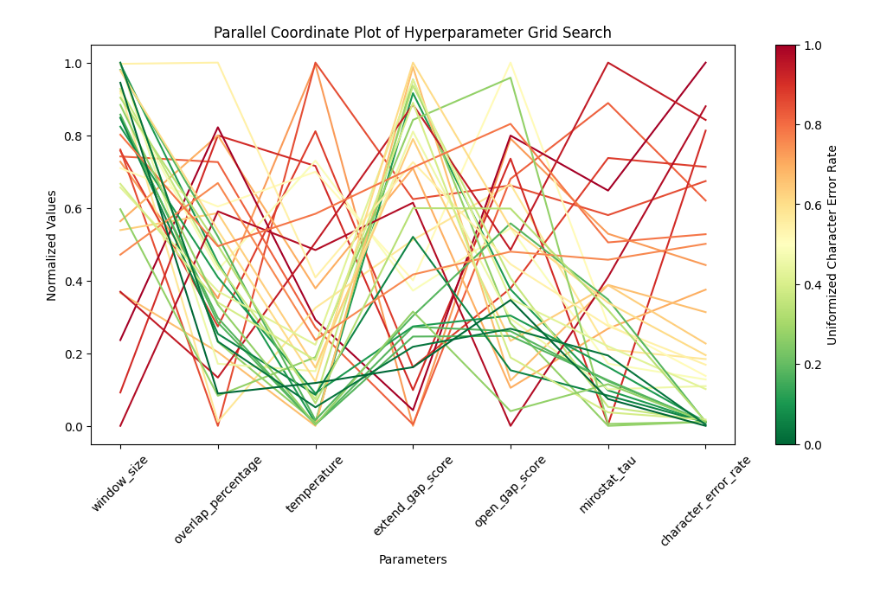
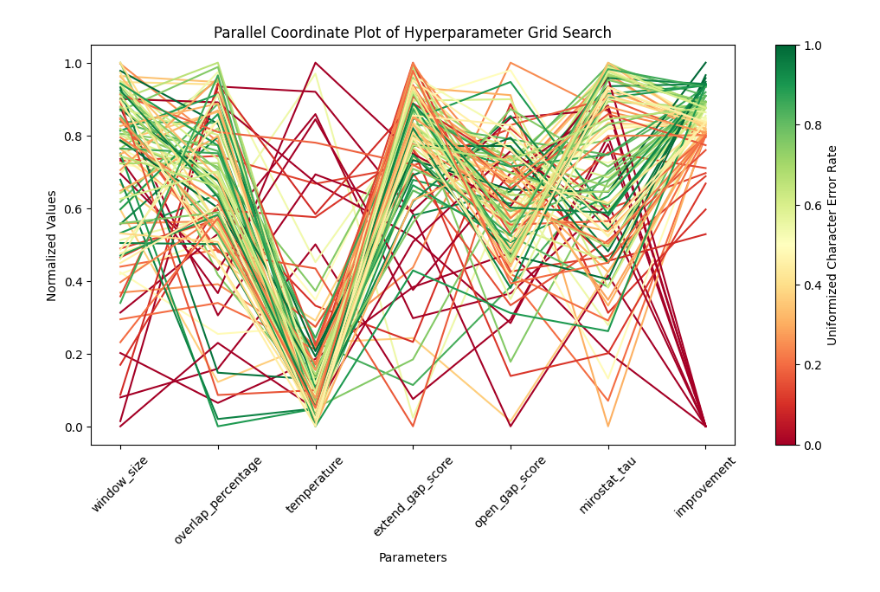
Before and after one commit to TurkuNLP/ocr-postcorrection-lm, a Jupyter notebook: alignment-and-gridsearch/evaluation_visualization.ipynb, the cells around one changed output. Cells and saved outputs as stored; diff of their text form; code cells hidden in the pictures.

```diff
--- a/alignment-and-gridsearch/evaluation_visualization.ipynb
+++ b/alignment-and-gridsearch/evaluation_visualization.ipynb
@@ -38,5 +80,4 @@ print(coverage_raw[:100])'''
 # %%
-cer = []
 window_size = []
 mirostat_tau=[]
 extend_gap_score=[]
@@ -49,24 +90,11 @@ lowest_score_index = 0
 
 for index, elt in enumerate(results):
     try:
-        #time.append(elt["time taken"])
-        #tokens.append(elt["total tokens generated"])
-
-        cer.append(elt["scores"]["cer"])
-
-        if elt["scores"]["cer"] < lowest_score:
-            lowest_score = elt["scores"]["cer"]
-            lowest_score_index = index
-
         overlap_percentage.append(elt["parameters"]["overlap_percentage"])
         extend_gap_score.append(elt["parameters"]["extend_gap_score"])
         open_gap_score.append(elt["parameters"]["open_gap_score"])
         mirostat_tau.append(elt["parameters"]["mirostat_tau"])
         temperature.append(elt["parameters"]["temperature"])
         window_size.append(elt["parameters"]["window_size"])
-
-        #y.append(elt["total tokens generated"]/elt["time taken"])
     except:
         None
-
-print("lowest score at index:", index)
@@ -202,7 +249,7 @@ data = {
     'extend_gap_score': extend_gap_score,
     'open_gap_score': open_gap_score,
     'mirostat_tau': mirostat_tau,
-    'character_error_rate': cer,
+    'improvement': improvement_median,
 
 }
 
@@ -217,35 +264,35 @@ for column in df.columns:
 
 # Define a function to convert boolean to int for plotting
 #df_normalized['do_sample'] = df_normalized['do_sample'].astype(int)
 #df_normalized['beam_search'] = df_normalized['beam_search'].astype(int)
 
 
 # Use QuantileTransformer to normalize the character error rate
 quantile_transformer = QuantileTransformer(output_distribution='uniform')
-df['character_error_rate_normalized'] = quantile_transformer.fit_transform(df[['character_error_rate']])
+df['improvement_normalized'] = quantile_transformer.fit_transform(df[['improvement']])
 
 # Determine the colors based on the normalized character error rate
-norm = plt.Normalize(df['character_error_rate_normalized'].min(), df['character_error_rate_normalized'].max())
-colors = plt.cm.RdYlGn_r(norm(df['character_error_rate_normalized']))
+norm = plt.Normalize(df['improvement_normalized'].min(), df['improvement'].max())
+colors = plt.cm.RdYlGn(norm(df['improvement_normalized']))
 
 # Create a new figure
 fig, ax = plt.subplots(figsize=(12, 6))
 
 # Plot the parallel coordinates
 for i in range(len(df)):
     ax.plot(df.columns[:-1], df.iloc[i, :-1], color=colors[i])
 
 # Add colorbar for reference
-sm = plt.cm.ScalarMappable(cmap='RdYlGn_r', norm=norm)
+sm = plt.cm.ScalarMappable(cmap='RdYlGn', norm=norm)
 sm.set_array([])
 fig.colorbar(sm, ax=ax, label='Uniformized Character Error Rate')
 
 # Label the axes
 plt.xticks(rotation=45)
 plt.title('Parallel Coordinate Plot of Hyperparameter Grid Search')
 plt.xlabel('Parameters')
 plt.ylabel('Normalized Values')
 
 plt.show()
 # %% [output]
-[figure, old version]
+[figure, new version]
```
Also changed, not shown: parts of 6 cells of this notebook, 3 other files.
